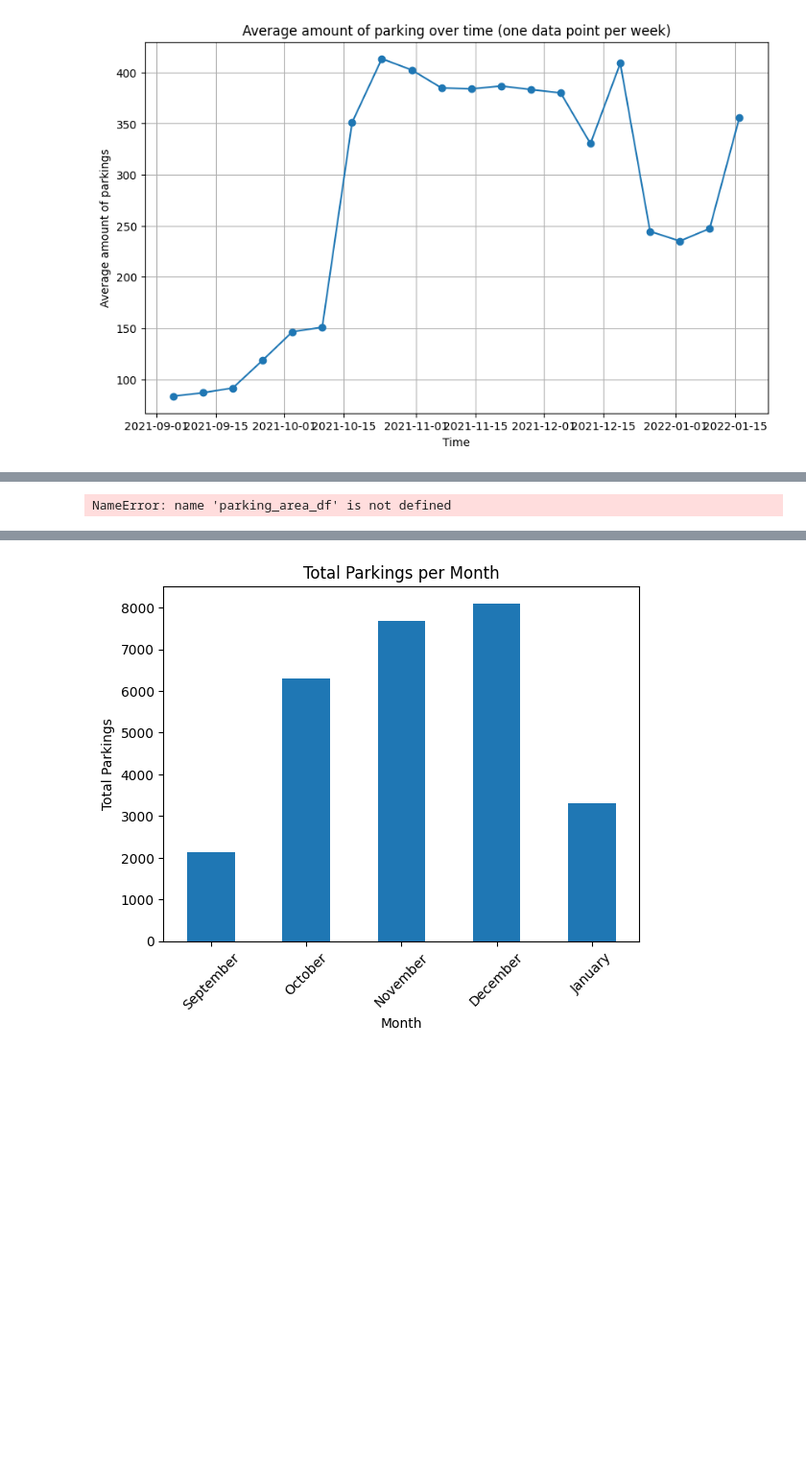
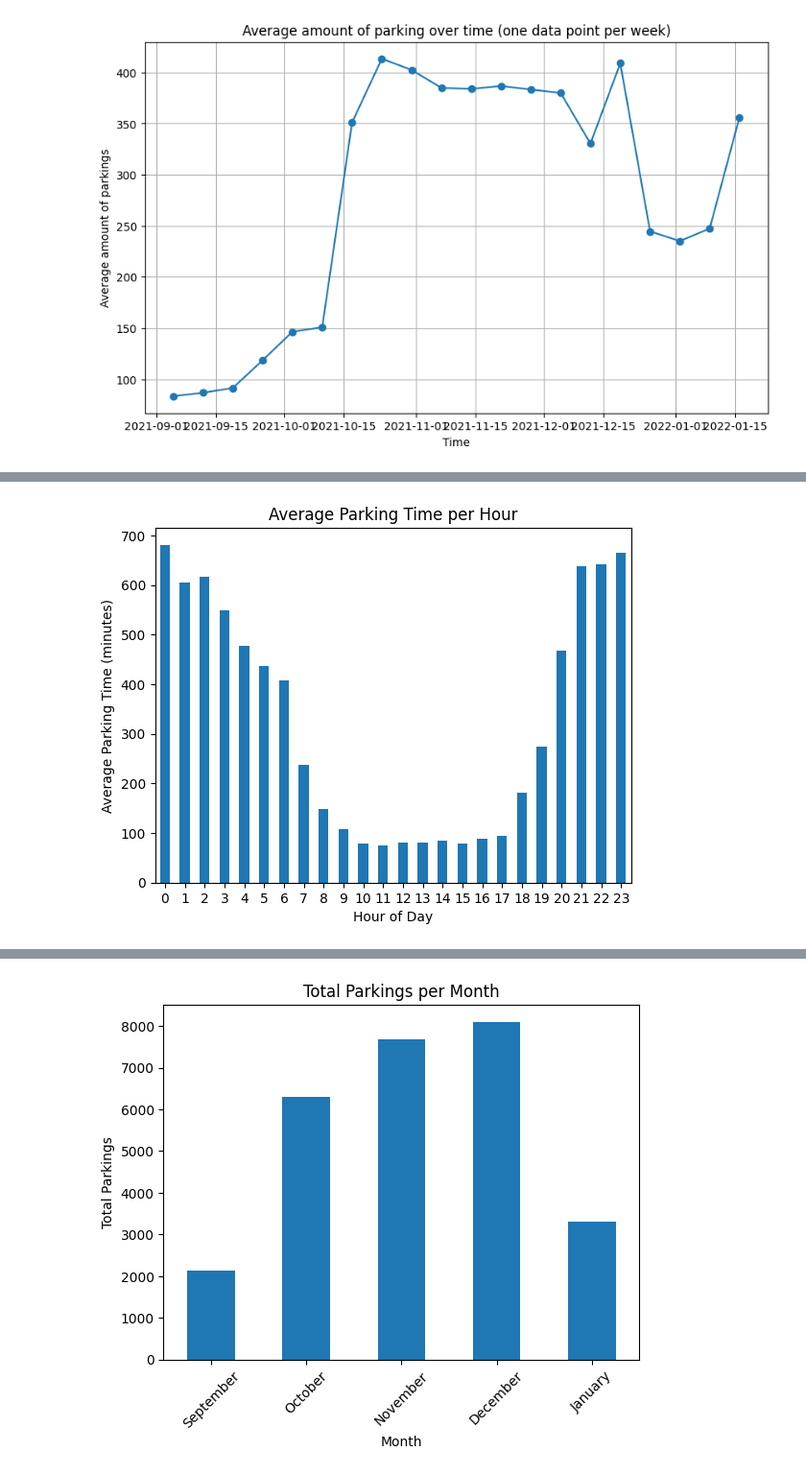
Before and after one commit to vsjostro/parking-prediction, a Jupyter notebook: data-analysis/time_series_analysis.ipynb, the cells around one changed output, grey strips where cells are left out. Shown at 96% size. Drawn from its saved outputs; the diff is of its cells as text; code cells hidden in the pictures; blank space fills up the shorter version.

```diff
--- a/data-analysis/time_series_analysis.ipynb
+++ b/data-analysis/time_series_analysis.ipynb
@@ -196,17 +205,17 @@ NameError: name 'parking_area_df' is not defined
 # %%
 
 # Calculate duration of parking for each row
-parking_area_df['duration_minutes'] = (parking_area_df['time_end'] - parking_area_df['time_start']).dt.total_seconds() / 60
+df['duration_minutes'] = (df['time_end'] - df['time_start']).dt.total_seconds() / 60
 
 # Group the DataFrame by the hour component of 'time_start', calculate average time parked for each hour
-hourly_avg_parking_time = parking_area_df.groupby(parking_area_df['time_start'].dt.hour)['duration_minutes'].mean()
+hourly_avg_parking_time = df.groupby(df['time_start'].dt.hour)['duration_minutes'].mean()
 
 # Plot the average time parked for each hour
 hourly_avg_parking_time.plot(kind='bar', xlabel='Hour of Day', ylabel='Average Parking Time (minutes)', title='Average Parking Time per Hour')
 plt.xticks(rotation=0)
 plt.show()
 # %% [output]
-NameError: name 'parking_area_df' is not defined
+[figure, added]
 # %%
 
 # Create a Series representing the count of parkings for each hour
```
Also changed, not shown: parts of 8 cells of this notebook, 24 other files.
